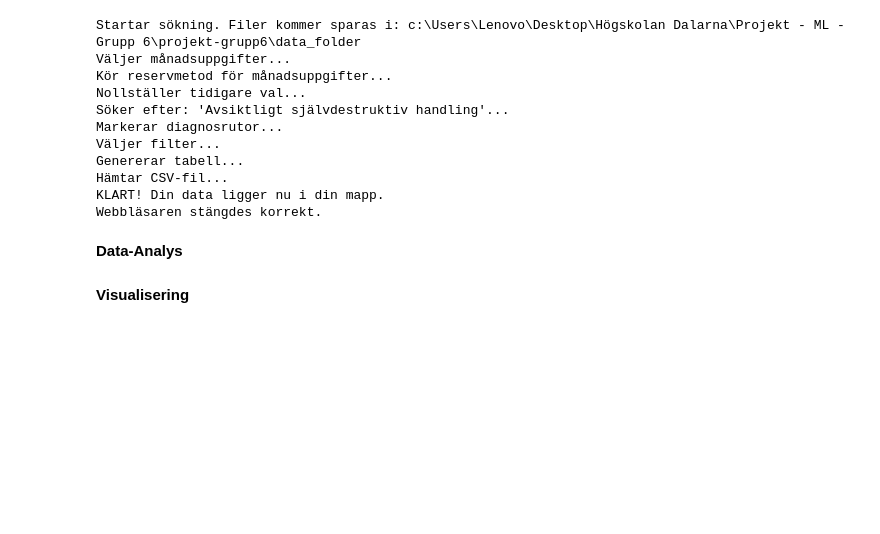
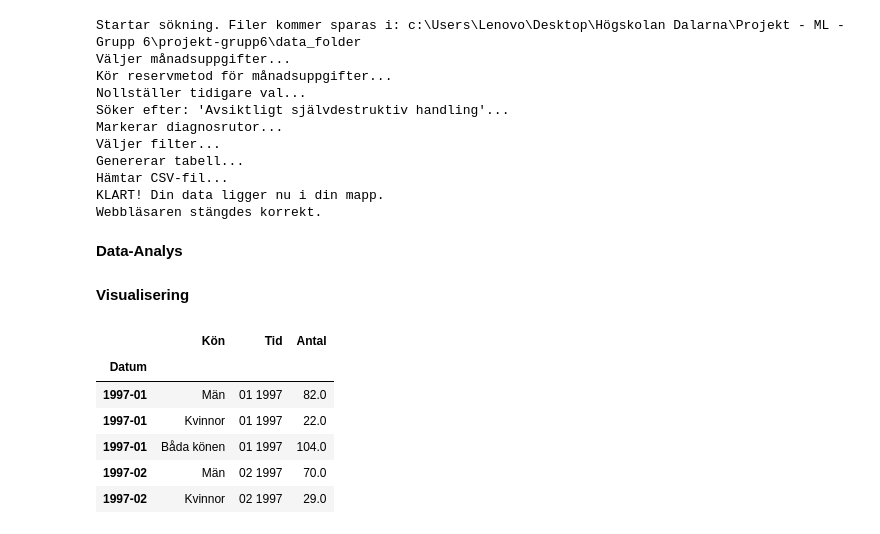
Before and after one commit to RickardAnd/projekt-grupp6, a Jupyter notebook: projekt_grupp6.ipynb, the cells around one changed output. Saved outputs shown, nothing was run; the diff lists cells and outputs as text; code cells hidden in the pictures; blank space fills up the shorter version.

```diff
--- a/projekt_grupp6.ipynb
+++ b/projekt_grupp6.ipynb
@@ -176,3 +176,62 @@ Webbläsaren stängdes korrekt.
 **Data-Analys**
 # %% [markdown]
 **Visualisering**
+# %%
+import pandas as pd
+import numpy as np
+
+# 1. Ladda in datan
+# skiprows=1 hoppar över den allra översta raden med metadata,
+# så att raden med "Kön;Januari 1997..." blir våra faktiska kolumnnamn.
+file_path = 'data_folder/Statistikdatabasen_2026-05-19 13_05_32.csv'
+df = pd.read_csv(file_path, sep=';', skiprows=1)
+
+# 2. Rensa bort texten i botten
+# Vi behåller bara de tre raderna som faktiskt innehåller könen.
+df = df[df['Kön'].isin(['Män', 'Kvinnor', 'Båda könen'])]
+
+# 3. Magin: Omforma datan från Bred till Lång (Melt)
+# Detta tar alla hundratals månadskolumner och lägger dem i en enda kolumn som heter 'Tid'.
+df_long = pd.melt(df, id_vars=['Kön'], var_name='Tid', value_name='Antal')
+
+# 4. Städa bort saknad data
+# Socialstyrelsen använder ibland '­­' för månader som inte har data än (ex slutet av 2026)
+# Vi gör om dessa till "Not a Number" (NaN) och droppar dem, samt ser till att antalet är siffror.
+df_long['Antal'] = pd.to_numeric(df_long['Antal'].replace('­­', np.nan), errors='coerce')
+df_long = df_long.dropna(subset=['Antal'])
+
+# 5. Den nya uppdaterade ordlistan för hela månadsnamn
+month_map = {
+    'Januari': '01', 'Februari': '02', 'Mars': '03', 'April': '04',
+    'Maj': '05', 'Juni': '06', 'Juli': '07', 'Augusti': '08',
+    'September': '09', 'Oktober': '10', 'November': '11', 'December': '12'
+}
+
+# 6. Översätt månaderna (t.ex. görs "Januari 1997" om till "01 1997")
+for swe_month, num_month in month_map.items():
+    df_long['Tid'] = df_long['Tid'].str.replace(swe_month, num_month)
+
+# ... (allt innan steg 7 är exakt som förut)
+
+# 7. Konvertera texten till Pandas-datum (skapar först 1997-01-01 internt)
+df_long['Datum'] = pd.to_datetime(df_long['Tid'], format='%m %Y')
+
+# 8. Sätt datumet som Index
+df_long.set_index('Datum', inplace=True)
+
+# NYTT TILLÄGG: Gör om indexet från "Exakt dag" till "Månadsperiod" (t.ex. 1997-01)
+df_long.index = df_long.index.to_period('M')
+
+# Sortera kronologiskt
+df_long = df_long.sort_index()
+
+# Titta på resultatet
+display(df_long.head())
+# %% [output]
+|  | Kön | Tid | Antal |
+| Datum |  |  |  |
+| 1997-01 | Män | 01 1997 | 82.0 |
+| 1997-01 | Kvinnor | 01 1997 | 22.0 |
+| 1997-01 | Båda könen | 01 1997 | 104.0 |
+| 1997-02 | Män | 02 1997 | 70.0 |
+| 1997-02 | Kvinnor | 02 1997 | 29.0 |
```
Also changed, not shown: parts of 4 cells of this notebook.
